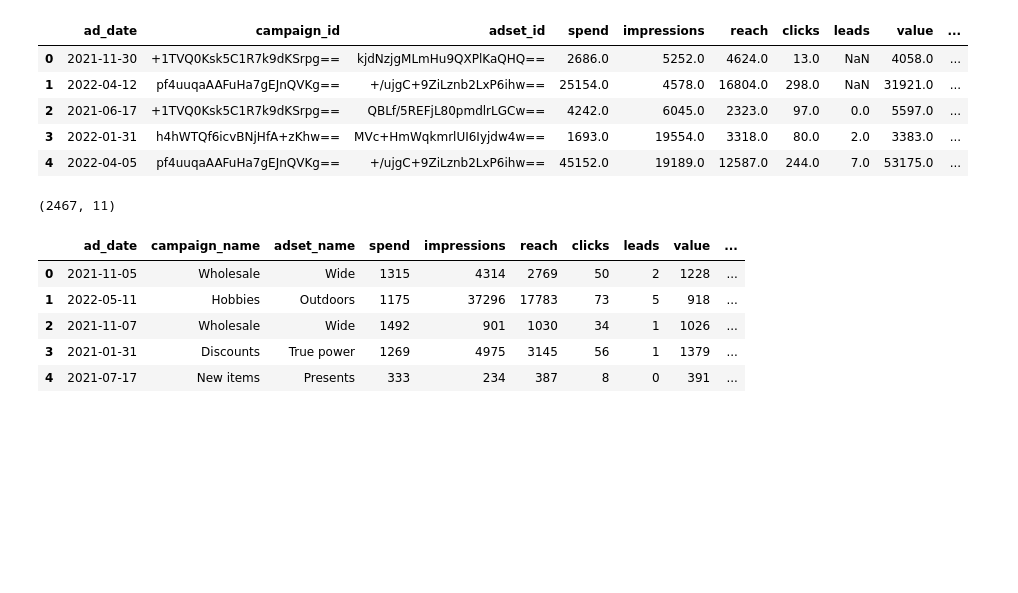
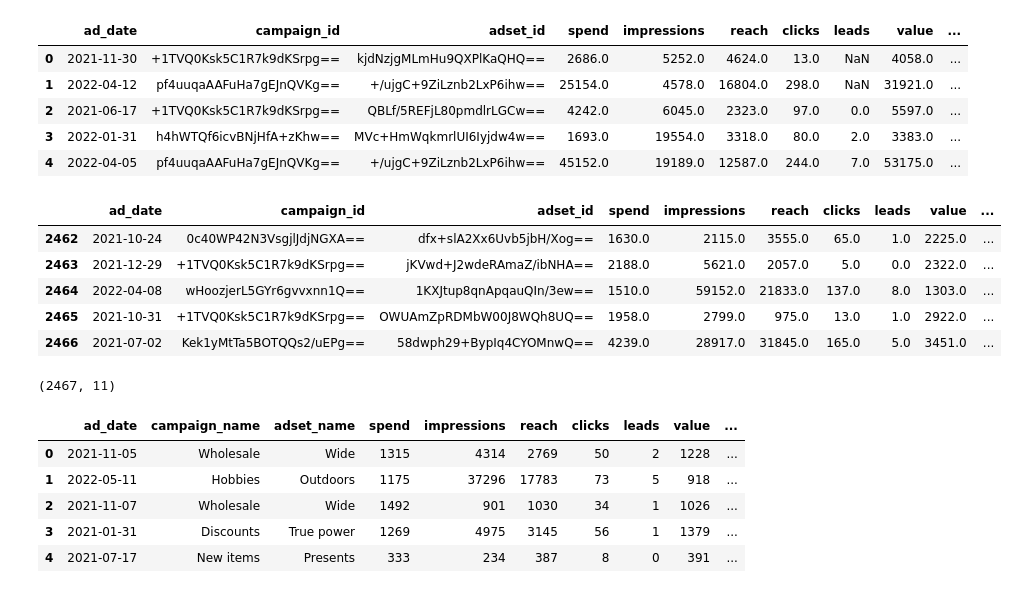
Before and after one commit to shbnm93/Python-Mentoring-Resources, a Jupyter notebook: task4-bonus-with-python.ipynb, the cells around one changed output. Saved outputs shown, nothing was run; the diff lists cells and outputs as text; code cells hidden in the pictures; blank space fills up the shorter version.

```diff
--- a/task4-bonus-with-python.ipynb
+++ b/task4-bonus-with-python.ipynb
@@ -11,6 +11,15 @@ facebook_ads_basic_daily.head()
 | 2 | 2021-06-17 | +1TVQ0Ksk5C1R7k9dKSrpg== | QBLf/5REFjL80pmdlrLGCw== | 4242.0 | 6045.0 | 2323.0 | 97.0 | 0.0 | 5597.0 | ... |
 | 3 | 2022-01-31 | h4hWTQf6icvBNjHfA+zKhw== | MVc+HmWqkmrlUI6Iyjdw4w== | 1693.0 | 19554.0 | 3318.0 | 80.0 | 2.0 | 3383.0 | ... |
 | 4 | 2022-04-05 | pf4uuqaAAFuHa7gEJnQVKg== | +/ujgC+9ZiLznb2LxP6ihw== | 45152.0 | 19189.0 | 12587.0 | 244.0 | 7.0 | 53175.0 | ... |
+# %%
+facebook_ads_basic_daily.tail()
+# %% [output]
+|  | ad_date | campaign_id | adset_id | spend | impressions | reach | clicks | leads | value | ... |
+| 2462 | 2021-10-24 | 0c40WP42N3VsgjlJdjNGXA== | dfx+slA2Xx6Uvb5jbH/Xog== | 1630.0 | 2115.0 | 3555.0 | 65.0 | 1.0 | 2225.0 | ... |
+| 2463 | 2021-12-29 | +1TVQ0Ksk5C1R7k9dKSrpg== | jKVwd+J2wdeRAmaZ/ibNHA== | 2188.0 | 5621.0 | 2057.0 | 5.0 | 0.0 | 2322.0 | ... |
+| 2464 | 2022-04-08 | wHoozjerL5GYr6gvvxnn1Q== | 1KXJtup8qnApqauQIn/3ew== | 1510.0 | 59152.0 | 21833.0 | 137.0 | 8.0 | 1303.0 | ... |
+| 2465 | 2021-10-31 | +1TVQ0Ksk5C1R7k9dKSrpg== | OWUAmZpRDMbW00J8WQh8UQ== | 1958.0 | 2799.0 | 975.0 | 13.0 | 1.0 | 2922.0 | ... |
+| 2466 | 2021-07-02 | Kek1yMtTa5BOTQQs2/uEPg== | 58dwph29+BypIq4CYOMnwQ== | 4239.0 | 28917.0 | 31845.0 | 165.0 | 5.0 | 3451.0 | ... |
 # %%
 facebook_ads_basic_daily.shape
 # %% [output]
```
Also changed, not shown: 1 other file.
